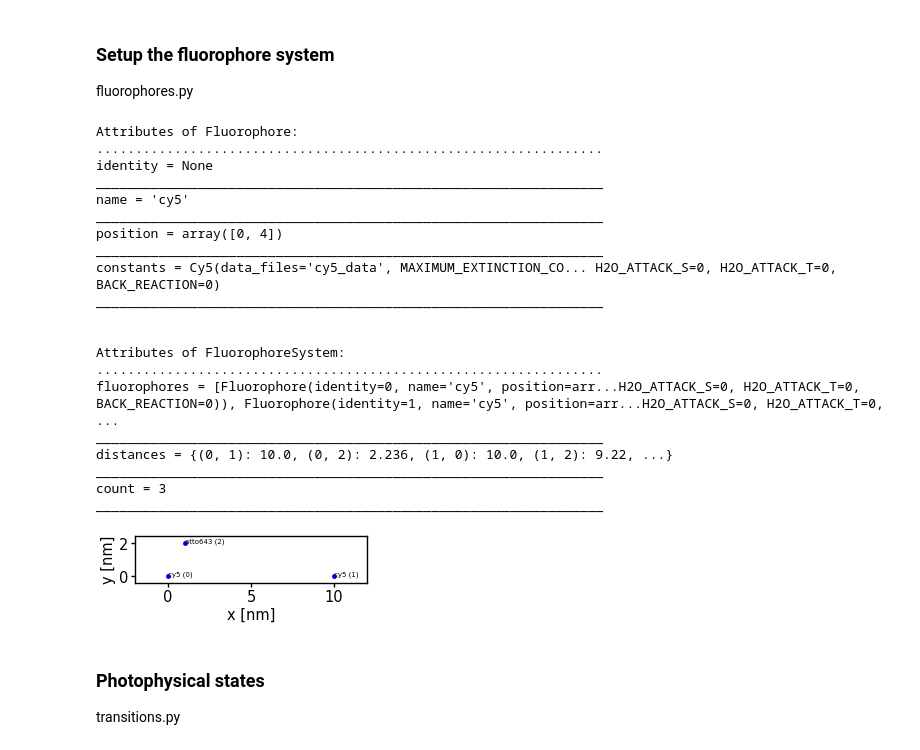
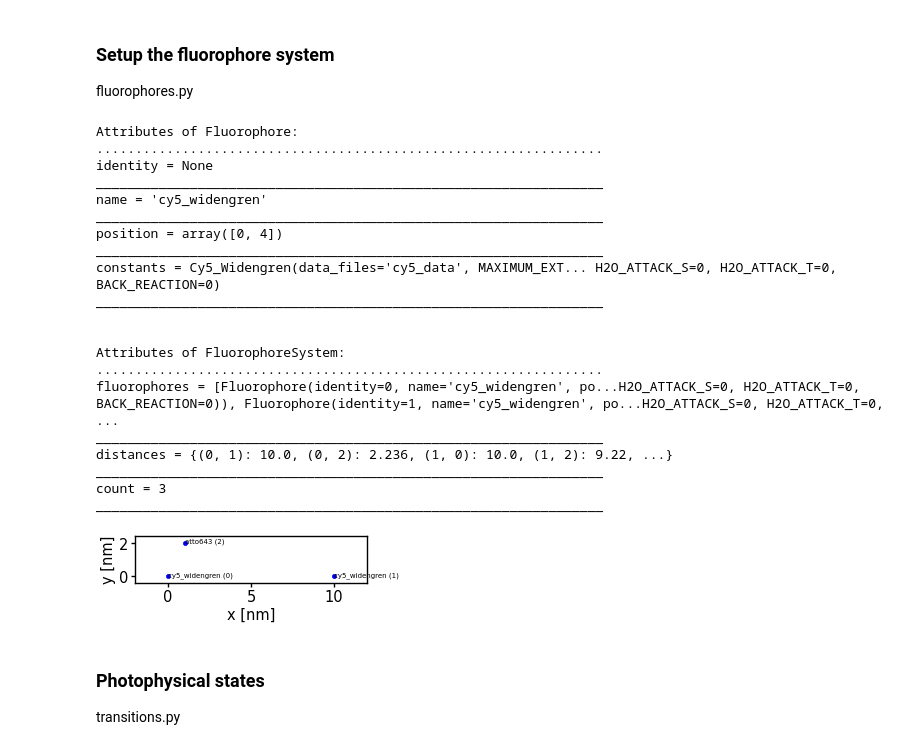
Before and after one commit to super-resolution/Fluopy, a Jupyter notebook: notebooks/tutorial.ipynb, the cells around one changed output. Drawn from its saved outputs; the diff is of its cells as text; code cells hidden in the pictures.

```diff
--- a/notebooks/tutorial.ipynb
+++ b/notebooks/tutorial.ipynb
@@ -74,46 +74,46 @@ warnings.formatwarning = custom_warning_format
 fluorophores.py
 # %%
 # Method 1: define the positions freely
-fluorophore_1 = fl.Fluorophore(name="cy5", position=[0, 4])
-fluorophore_2 = fl.Fluorophore(name="cy5", position=[4.5, 3])
+fluorophore_1 = fl.Fluorophore(name="cy5_widengren", position=[0, 4])
+fluorophore_2 = fl.Fluorophore(name="cy5_widengren", position=[4.5, 3])
 fluorophores = [fluorophore_1, fluorophore_2]
 
 # Method 2: collection of fluorophores in a certain shape
 fluorophores = fl.construct_fluorophores(
-    name="cy5", distance=10, count=2, shape="square"
+    name="cy5_widengren", distance=10, count=2, shape="square"
 )
 fluorophores.append(fl.Fluorophore(name="atto643", position=[1, 2]))
 
 mi.print_class(fluorophore_1, "Fluorophore")
 
 # FluorophoreSystem only takes the collection of fluorophores as parameter
 fluorophore_system = fl.FluorophoreSystem(fluorophores=fluorophores)
 
 mi.print_class(fluorophore_system, "FluorophoreSystem")
 
 fluorophore_system.plot(scale=0.5, quadratic=True);
 # %% [output]
 Attributes of Fluorophore:
 .................................................................
 identity = None
 _________________________________________________________________
-name = 'cy5'
+name = 'cy5_widengren'
 _________________________________________________________________
 position = array([0, 4])
 _________________________________________________________________
-constants = Cy5(data_files='cy5_data', MAXIMUM_EXTINCTION_CO... H2O_ATTACK_S=0, H2O_ATTACK_T=0, BACK_REACTION=0)
+constants = Cy5_Widengren(data_files='cy5_data', MAXIMUM_EXT... H2O_ATTACK_S=0, H2O_ATTACK_T=0, BACK_REACTION=0)
 _________________________________________________________________
 
 
 Attributes of FluorophoreSystem:
 .................................................................
-fluorophores = [Fluorophore(identity=0, name='cy5', position=arr...H2O_ATTACK_S=0, H2O_ATTACK_T=0, BACK_REACTION=0)), Fluorophore(identity=1, name='cy5', position=arr...H2O_ATTACK_S=0, H2O_ATTACK_T=0, ...
+fluorophores = [Fluorophore(identity=0, name='cy5_widengren', po...H2O_ATTACK_S=0, H2O_ATTACK_T=0, BACK_REACTION=0)), Fluorophore(identity=1, name='cy5_widengren', po...H2O_ATTACK_S=0, H2O_ATTACK_T=0, ...
 _________________________________________________________________
 distances = {(0, 1): 10.0, (0, 2): 2.236, (1, 0): 10.0, (1, 2): 9.22, ...}
 _________________________________________________________________
 count = 3
 _________________________________________________________________
-[figure, old version]
+[figure, new version]
 # %% [markdown]
 ### Photophysical states
 transitions.py
```
Also changed, not shown: parts of 2 cells of this notebook, 5 other files.
